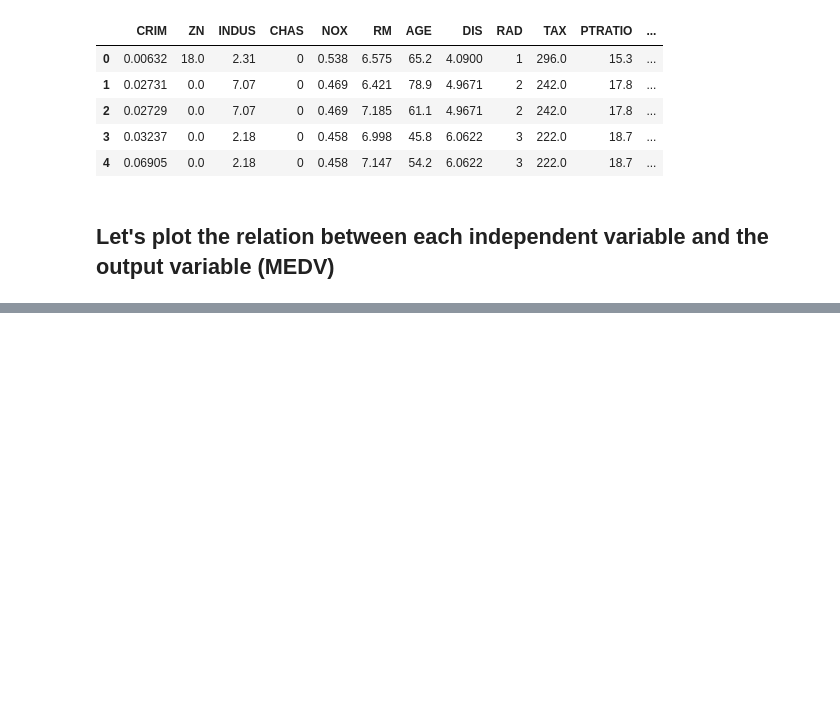
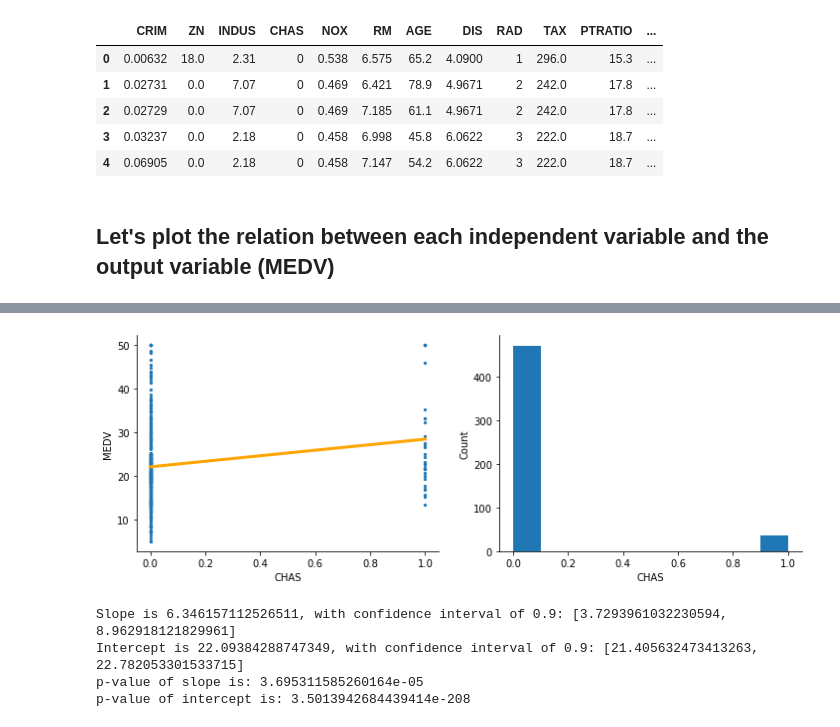
Before and after one commit to bereznik/Boston-House-Pricing, a Jupyter notebook: eda.ipynb, the cells around one changed output, grey strips where cells are left out. Drawn from its saved outputs; the diff is of its cells as text; code cells hidden in the pictures; blank space fills up the shorter version.

```diff
--- a/eda.ipynb
+++ b/eda.ipynb
@@ -138,0 +149,11 @@ plt.bar(correlations.keys(),correlations.values())
+# %%
+# CHAS: Charles River dummy variable (1 if tract bounds river; 0 otherwise)
+
+a.plot_relation(df['CHAS'],df['MEDV'])
+a.get_summary(df['CHAS'],df['MEDV'],ci = 0.9)
+# %% [output]
+[figure, added]
+Slope is 6.346157112526511, with confidence interval of 0.9: [3.7293961032230594, 8.962918121829961]
+Intercept is 22.09384288747349, with confidence interval of 0.9: [21.405632473413263, 22.782053301533715]
+p-value of slope is: 3.695311585260164e-05
+p-value of intercept is: 3.5013942684439414e-208
```
Also changed, not shown: parts of 39 cells of this notebook.
